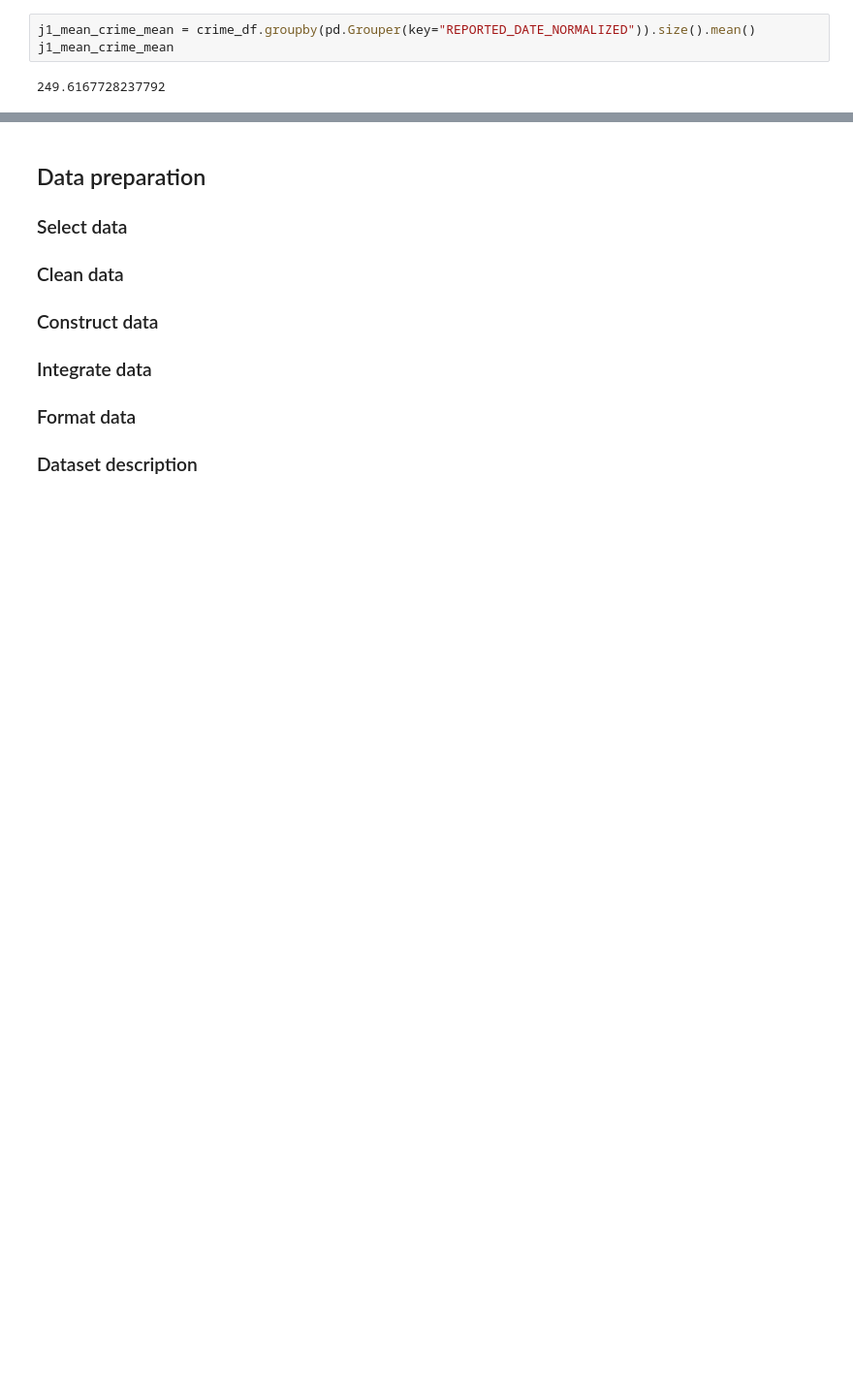
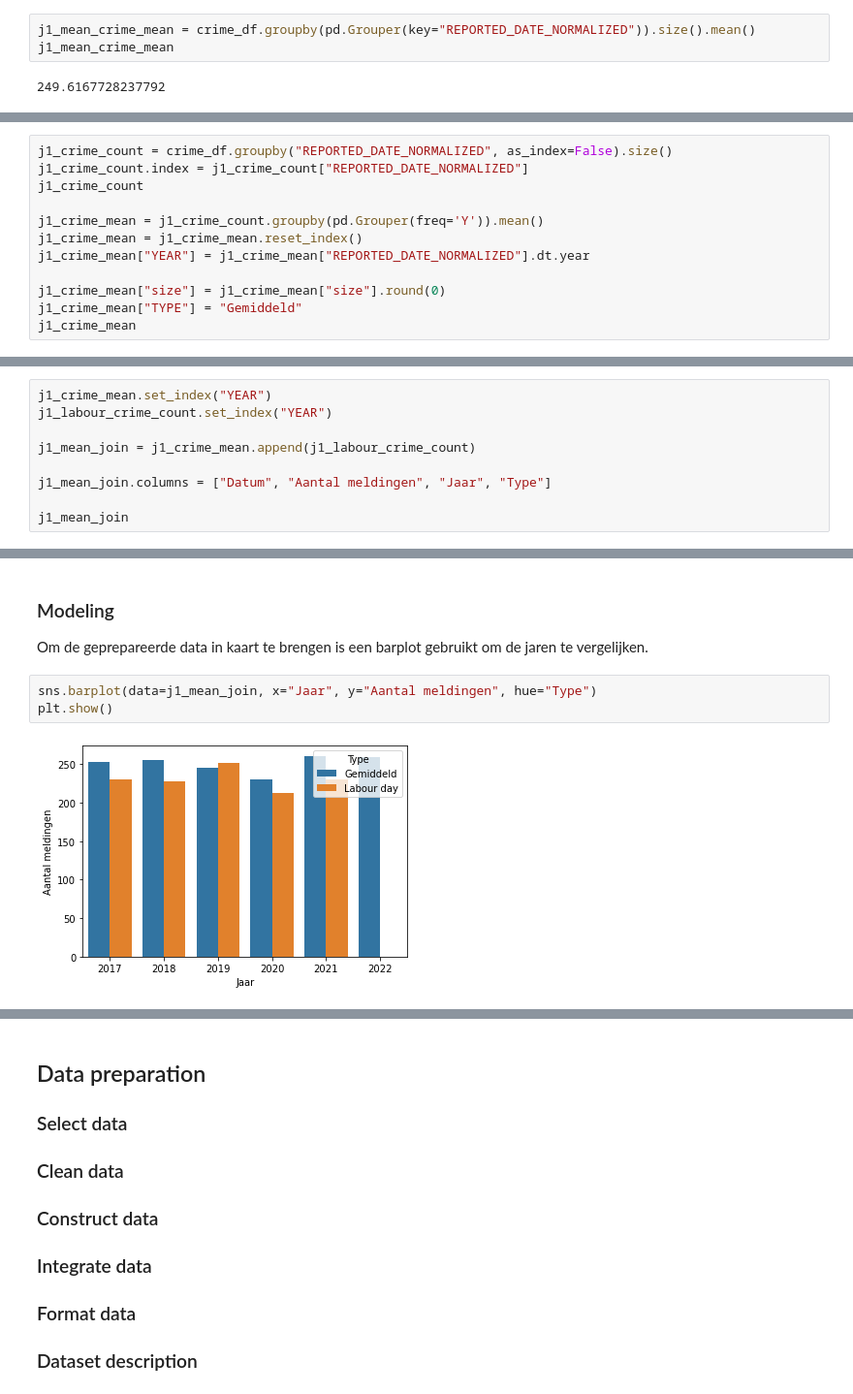
Before and after one commit to KolmschateS/poc-crime, a Jupyter notebook: labour-day-analyse.ipynb, the cells around one changed output, grey strips where cells are left out. Shown at 97% size. Saved outputs shown, nothing was run; the diff lists cells and outputs as text; blank space fills up the shorter version.

Commit message:
grafiek job story 1: aantallen is klaar

```diff
--- a/labour-day-analyse.ipynb
+++ b/labour-day-analyse.ipynb
@@ -212,0 +204,12 @@ j1_crime_count
+# %%
+j1_crime_count = crime_df.groupby("REPORTED_DATE_NORMALIZED", as_index=False).size()
+j1_crime_count.index = j1_crime_count["REPORTED_DATE_NORMALIZED"]
+j1_crime_count
+
+j1_crime_mean = j1_crime_count.groupby(pd.Grouper(freq='Y')).mean()
+j1_crime_mean = j1_crime_mean.reset_index()
+j1_crime_mean["YEAR"] = j1_crime_mean["REPORTED_DATE_NORMALIZED"].dt.year
+
+j1_crime_mean["size"] = j1_crime_mean["size"].round(0)
+j1_crime_mean["TYPE"] = "Gemiddeld"
+j1_crime_mean
@@ -212,0 +224,9 @@ j1_crime_count
+# %%
+j1_crime_mean.set_index("YEAR")
+j1_labour_crime_count.set_index("YEAR")
+
+j1_mean_join = j1_crime_mean.append(j1_labour_crime_count)
+
+j1_mean_join.columns = ["Datum", "Aantal meldingen", "Jaar", "Type"]
+
+j1_mean_join
@@ -212,0 +246,8 @@ j1_crime_count
+# %% [markdown]
+### Modeling
+Om de geprepareerde data in kaart te brengen is een barplot gebruikt om de jaren te vergelijken.
+# %%
+sns.barplot(data=j1_mean_join, x="Jaar", y="Aantal meldingen", hue="Type")
+plt.show()
+# %% [output]
+[figure, added]
```
Also changed, not shown: parts of 11 cells of this notebook.
